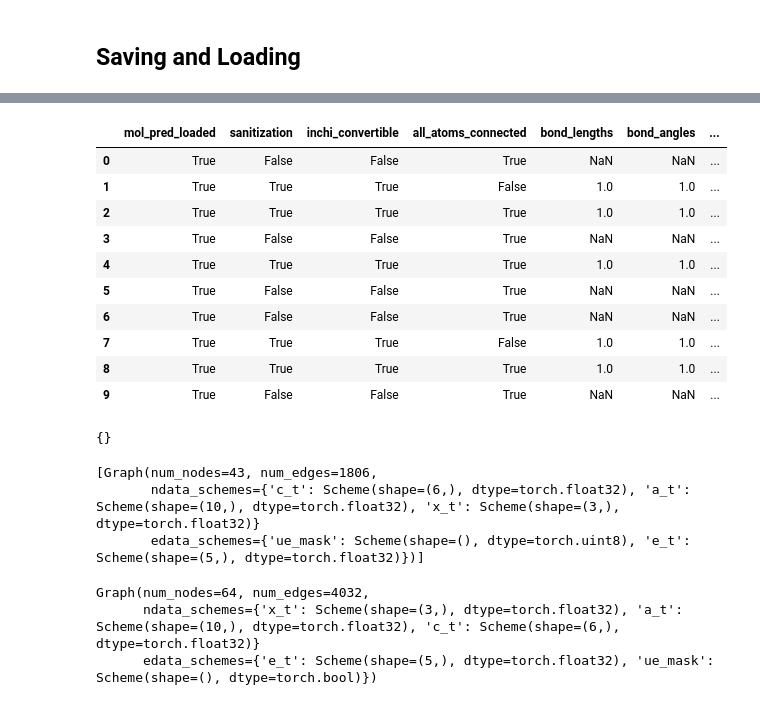
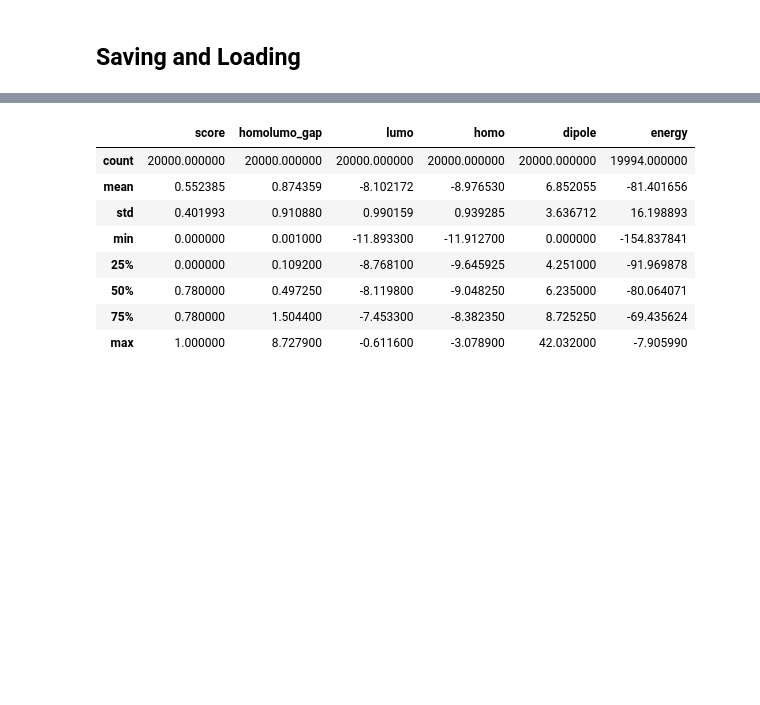
Before and after one commit to svenlg/constrained-generation-geom, a Jupyter notebook: notebooks/01_gen_xtb_pose.ipynb, the cells around one changed output, grey strips where cells are left out. Cells and saved outputs as stored; diff of their text form; code cells hidden in the pictures; blank space fills up the shorter version.

```diff
--- a/notebooks/01_gen_xtb_pose.ipynb
+++ b/notebooks/01_gen_xtb_pose.ipynb
@@ -985,15 +963,13 @@ train_df = pd.read_csv(f"{path}/results.csv")
 # %%
-train_df
+train_df.describe()
 # %% [output]
-|  | mol_pred_loaded | sanitization | inchi_convertible | all_atoms_connected | bond_lengths | bond_angles | ... |
-| 0 | True | False | False | True | NaN | NaN | ... |
-| 1 | True | True | True | False | 1.0 | 1.0 | ... |
-| 2 | True | True | True | True | 1.0 | 1.0 | ... |
-| 3 | True | False | False | True | NaN | NaN | ... |
-| 4 | True | True | True | True | 1.0 | 1.0 | ... |
-| 5 | True | False | False | True | NaN | NaN | ... |
-| 6 | True | False | False | True | NaN | NaN | ... |
-| 7 | True | True | True | False | 1.0 | 1.0 | ... |
-| 8 | True | True | True | True | 1.0 | 1.0 | ... |
-| 9 | True | False | False | True | NaN | NaN | ... |
+|  | score | homolumo_gap | lumo | homo | dipole | energy |
+| count | 20000.000000 | 20000.000000 | 20000.000000 | 20000.000000 | 20000.000000 | 19994.000000 |
+| mean | 0.552385 | 0.874359 | -8.102172 | -8.976530 | 6.852055 | -81.401656 |
+| std | 0.401993 | 0.910880 | 0.990159 | 0.939285 | 3.636712 | 16.198893 |
+| min | 0.000000 | 0.001000 | -11.893300 | -11.912700 | 0.000000 | -154.837841 |
+| 25% | 0.000000 | 0.109200 | -8.768100 | -9.645925 | 4.251000 | -91.969878 |
+| 50% | 0.780000 | 0.497250 | -8.119800 | -9.048250 | 6.235000 | -80.064071 |
+| 75% | 0.780000 | 1.504400 | -7.453300 | -8.382350 | 8.725250 | -69.435624 |
+| max | 1.000000 | 8.727900 | -0.611600 | -3.078900 | 42.032000 | -7.905990 |
 # %%
@@ -1003,16 +978,0 @@ mols_back, aux = dgl.load_graphs(mol_path)
-# %%
-aux
-# %% [output]
-{}
-# %%
-mols_back
-# %% [output]
-[Graph(num_nodes=43, num_edges=1806,
-       ndata_schemes={'c_t': Scheme(shape=(6,), dtype=torch.float32), 'a_t': Scheme(shape=(10,), dtype=torch.float32), 'x_t': Scheme(shape=(3,), dtype=torch.float32)}
-       edata_schemes={'ue_mask': Scheme(shape=(), dtype=torch.uint8), 'e_t': Scheme(shape=(5,), dtype=torch.float32)})]
-# %%
-mols_back[0].g
-# %% [output]
-Graph(num_nodes=64, num_edges=4032,
-      ndata_schemes={'x_t': Scheme(shape=(3,), dtype=torch.float32), 'a_t': Scheme(shape=(10,), dtype=torch.float32), 'c_t': Scheme(shape=(6,), dtype=torch.float32)}
-      edata_schemes={'e_t': Scheme(shape=(5,), dtype=torch.float32), 'ue_mask': Scheme(shape=(), dtype=torch.bool)})
```
Also changed, not shown: parts of 44 cells of this notebook, 11 other files.
